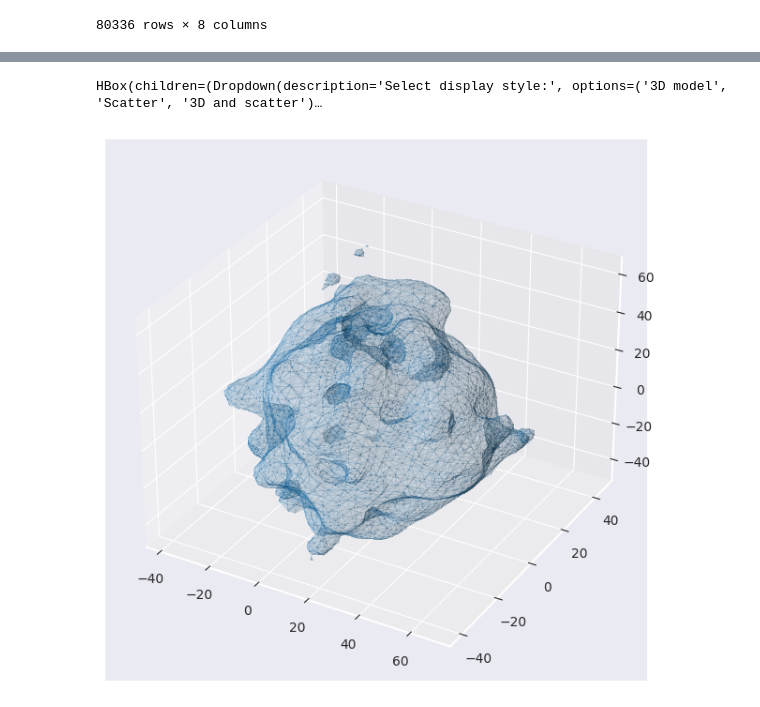
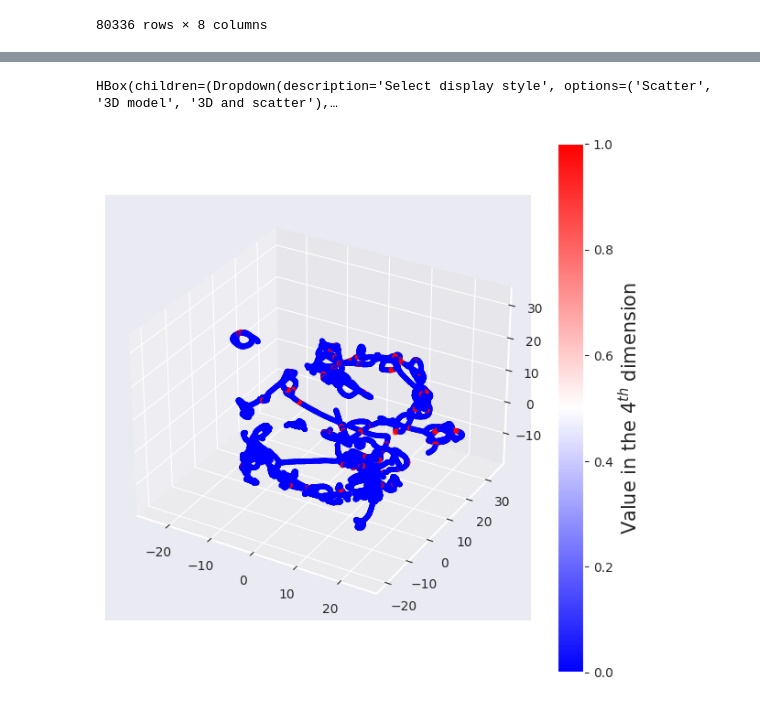
Before and after one commit to eugenioLR/TFM_sun_Autoencoders, a Jupyter notebook: autoencoder_xception_3c_full.ipynb, the cells around one changed output, grey strips where cells are left out. Saved outputs shown, nothing was run; the diff lists cells and outputs as text; code cells hidden in the pictures.

```diff
--- a/autoencoder_xception_3c_full.ipynb
+++ b/autoencoder_xception_3c_full.ipynb
@@ -251,12 +352,18 @@ is_fast_wind    1993
 dtype: int64
+# %%
+codes = np.empty((len(gen_input.file_list), latent_size))
+for idx, val in tqdm(enumerate(gen_input), total=len(gen_input), desc="Encoding images"):
+    codes[batch_size*idx:batch_size*(idx+1)] = encoder.predict(val[0], verbose=False)
 # %%
 dim_reducer = umap.UMAP(
     n_components=3,
-    n_neighbors=15,
+    n_neighbors=20,
+    # metric='canberra',
     metric='minkowski',
+    min_dist=0.2,
     verbose=True,
-    n_epochs=5000,
+    n_epochs=3000,
     target_metric='euclidean',
     learning_rate=1.0,
-    negative_sample_rate=20
+    negative_sample_rate=30
 )
@@ -287,10 +388,14 @@ UMAP(metric='minkowski', n_components=3, n_epochs=5000, negative_sample_rate=100
 # %%
-sample_idx = random.sample(range(len(codes)), 900)
-metadata_sample = metadata.iloc[sample_idx]
-data_points = codes[sample_idx]
+display_all = True
 
-# metadata_sample = metadata
-# data_points = codes
+if display_all:
+    metadata_sample = metadata
+    data_points = codes
+else:
+    sample_idx = random.sample(range(len(codes)), 1500)
+    metadata_sample = metadata.iloc[sample_idx]
+    data_points = codes[sample_idx]
+
 
 
 projection = dim_reducer.transform(data_points)
@@ -345,10 +441,12 @@ tris = np.asarray(mesh.triangles)
 # %%
 %matplotlib widget
 
-# display_styles = ['Scatter', '3D model', '3D and scatter']
-display_styles = ['3D model', 'Scatter', '3D and scatter']
+display_color = "CME" # "fast_wind"
 
-style_selector = widgets.Dropdown(options=display_styles, description='Select display style:')
+display_styles = ['Scatter', '3D model', '3D and scatter']
+# display_styles = ['3D model', 'Scatter', '3D and scatter']
+
+style_selector = widgets.Dropdown(options=display_styles, description='Select display style')
 style = style_selector.value
 
 fig = None
@@ -362,33 +460,39 @@ def make_plot(style):
         fig = plt.figure(figsize=(7.5, 7.5))
         ax = fig.add_subplot(111, projection='3d')
         created_new = True
     else:
         ax.clear()
         if cbar:
             cbar.remove()
 
     if style == '3D model' or style == '3D and scatter':
         ax.plot_trisurf(verts[:, 0], verts[:, 1], verts[:, 2], triangles=tris,
                             shade=True, alpha=.1, antialiased=False, linewidth=0)
 
     if style == 'Scatter' or style == '3D and scatter':
-        p = ax.scatter(projection[:,0], projection[:,1], projection[:,2], c=metadata_sample['is_fast_wind'],
+        if display_color == "CME":
+            p = ax.scatter(projection[:,0], projection[:,1], projection[:,2], c=metadata_sample['CME'],
                        s=1.0 if style == '3D and scatter' else 10.0, cmap="bwr")
+        elif display_color == "fast_wind":
+            p = ax.scatter(projection[:,0], projection[:,1], projection[:,2], c=metadata_sample['is_fast_wind'],
+                        s=1.0 if style == '3D and scatter' else 10.0, cmap="bwr")
+
+
         cbar = fig.colorbar(p);
         cbar.ax.set_ylabel('Predicted speed (km/s)')
         cbar.ax.set_ylabel('Value in the 4$^{th}$ dimension')
 
     if created_new:
         plt.show()
 
 def on_style_change(change):
     global style
     style = change.new
     make_plot(style)
 
 style_selector.observe(on_style_change, names='value')
 display(widgets.HBox([style_selector]))
 make_plot(style)
 # %% [output]
-HBox(children=(Dropdown(description='Select display style:', options=('3D model', 'Scatter', '3D and scatter')…
+HBox(children=(Dropdown(description='Select display style', options=('Scatter', '3D model', '3D and scatter'),…
-[figure, old version]
+[figure, new version]
```
Also changed, not shown: parts of 17 cells of this notebook, 10 other files.
